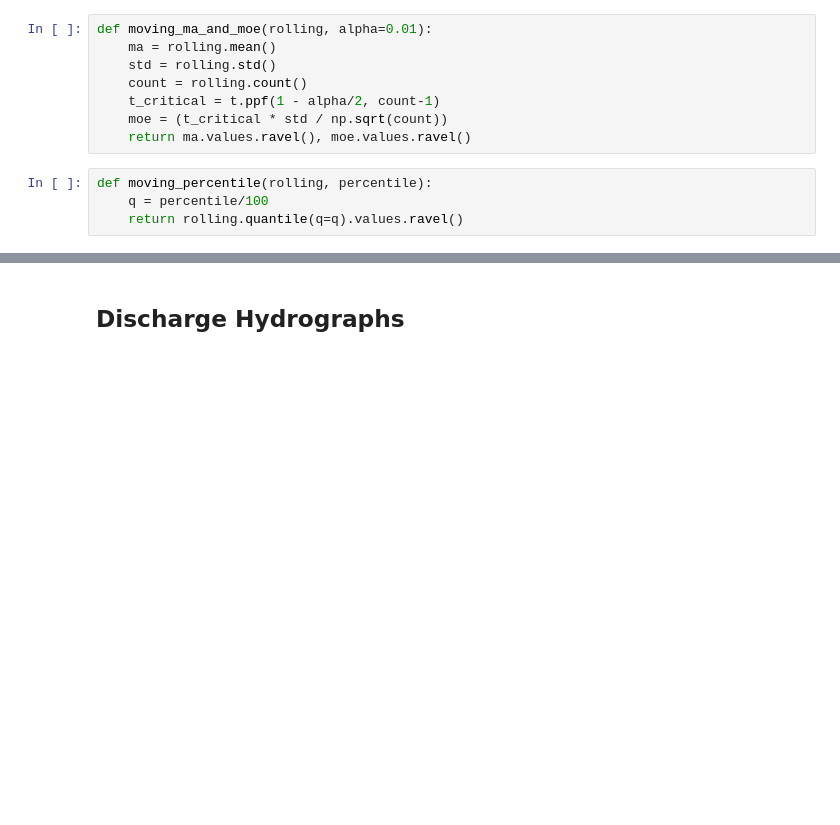
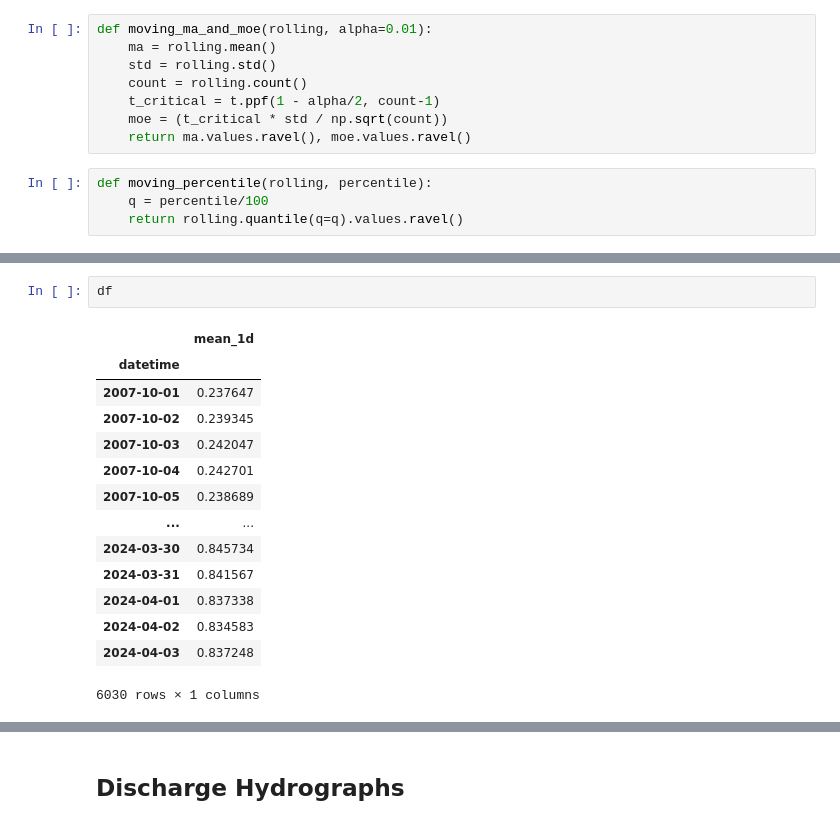
Before and after one commit to masseygeo/watersheds, a Jupyter notebook: StreamFlowEvents/StreamFlowEvents.ipynb, the cells around one changed output, grey strips where cells are left out. Saved outputs shown, nothing was run; the diff lists cells and outputs as text; blank space fills up the shorter version.

```diff
--- a/StreamFlowEvents/StreamFlowEvents.ipynb
+++ b/StreamFlowEvents/StreamFlowEvents.ipynb
@@ -338,3 +340,20 @@ for gauge in gdf_gauges.loc[gdf_gauges['gh']==1, 'site_no']:
+# %%
+df
+# %% [output]
+|  | mean_1d |
+| datetime |  |
+| 2007-10-01 | 0.237647 |
+| 2007-10-02 | 0.239345 |
+| 2007-10-03 | 0.242047 |
+| 2007-10-04 | 0.242701 |
+| 2007-10-05 | 0.238689 |
+| ... | ... |
+| 2024-03-30 | 0.845734 |
+| 2024-03-31 | 0.841567 |
+| 2024-04-01 | 0.837338 |
+| 2024-04-02 | 0.834583 |
+| 2024-04-03 | 0.837248 |
+6030 rows × 1 columns
 # %%
 df_thresholds
 # %% [output]
```
Also changed, not shown: parts of 2 cells of this notebook, 3 other files.
